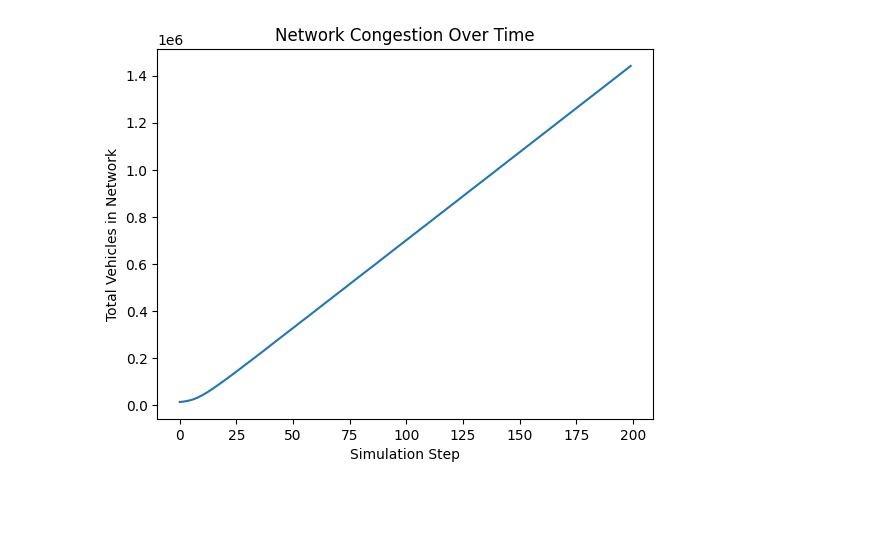
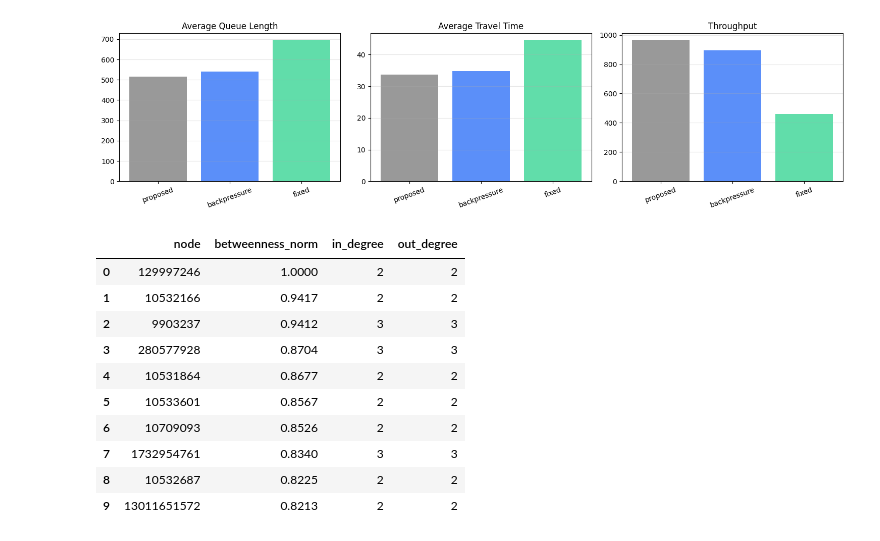
Before and after one commit to Dhairya0531/Complex_Network, a Jupyter notebook: main.ipynb, the cells around one changed output. Drawn from its saved outputs; the diff is of its cells as text; code cells hidden in the pictures; blank space fills up the shorter version.

```diff
--- a/main.ipynb
+++ b/main.ipynb
@@ -140,39 +326,51 @@ def update_flow(u, v, green_time):
 # %%
-steps = 200
+fig, axes = plt.subplots(1, 3, figsize=(15, 4))
+plot_columns = [
+    ("Average Queue Length", "Average Queue Length"),
+    ("Average Travel Time", "Average Travel Time"),
+    ("Throughput", "Throughput"),
+]
 
-queue_history = []
+for ax, (column, title) in zip(axes, plot_columns):
+    ax.bar(metrics_df["Controller"], metrics_df[column], color=["#999999", "#5B8FF9", "#61DDAA"])
+    ax.set_title(title)
+    ax.tick_params(axis="x", rotation=20)
+    ax.grid(axis="y", alpha=0.3)
 
-for t in range(steps):
-
-    demand = generate_demand()
-
-    inject_vehicles(demand)
-
-    for node in G.nodes():
-
-        phase = select_phase(node)
-
-        if phase is None:
-            continue
-
-        u, v = phase
-
-        green_time = compute_green_time(u, v)
-
-        update_flow(u, v, green_time)
-
-    total_queue = sum(G[u][v]['queue'] for u, v in G.edges())
-
-    queue_history.append(total_queue)
+plt.tight_layout()
+plt.show()
+# %% [output]
+[figure, added]
 # %%
-plt.plot(queue_history)
+top_nodes = sorted(
+    G.nodes(data=True),
+    key=lambda item: item[1].get("betweenness_norm", 0.0),
+    reverse=True,
+ )[:10]
 
-plt.xlabel("Simulation Step")
-plt.ylabel("Total Vehicles in Network")
+centrality_df = pd.DataFrame(
+    [
+        {
+            "node": node,
+            "betweenness_norm": round(data.get("betweenness_norm", 0.0), 4),
+            "in_degree": G.in_degree(node),
+            "out_degree": G.out_degree(node),
+        }
+        for node, data in top_nodes
+    ]
+ )
 
-plt.title("Network Congestion Over Time")
-
-plt.show()
+centrality_df
 # %% [output]
-[figure, removed]
+|  | node | betweenness_norm | in_degree | out_degree |
+| 0 | 129997246 | 1.0000 | 2 | 2 |
+| 1 | 10532166 | 0.9417 | 2 | 2 |
+| 2 | 9903237 | 0.9412 | 3 | 3 |
+| 3 | 280577928 | 0.8704 | 3 | 3 |
+| 4 | 10531864 | 0.8677 | 2 | 2 |
+| 5 | 10533601 | 0.8567 | 2 | 2 |
+| 6 | 10709093 | 0.8526 | 2 | 2 |
+| 7 | 1732954761 | 0.8340 | 3 | 3 |
+| 8 | 10532687 | 0.8225 | 2 | 2 |
+| 9 | 13011651572 | 0.8213 | 2 | 2 |
 # %%
```
Also changed, not shown: parts of 14 cells of this notebook.
